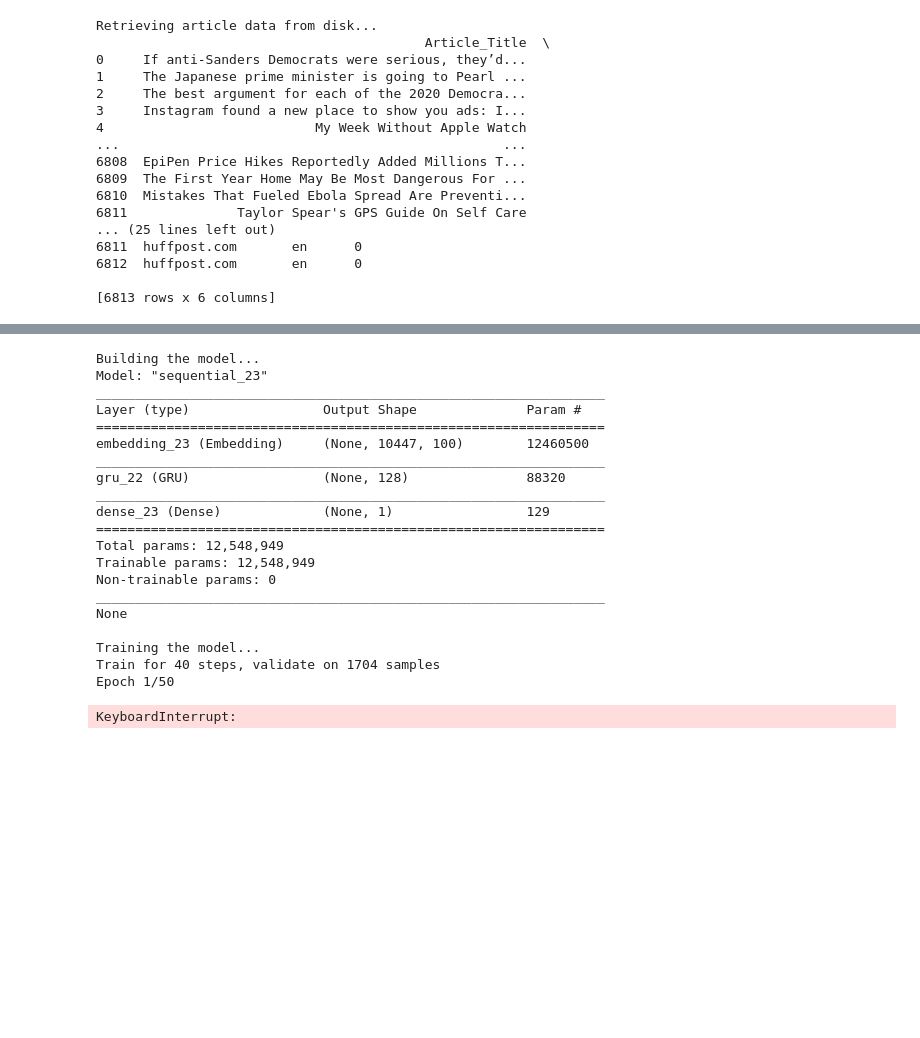
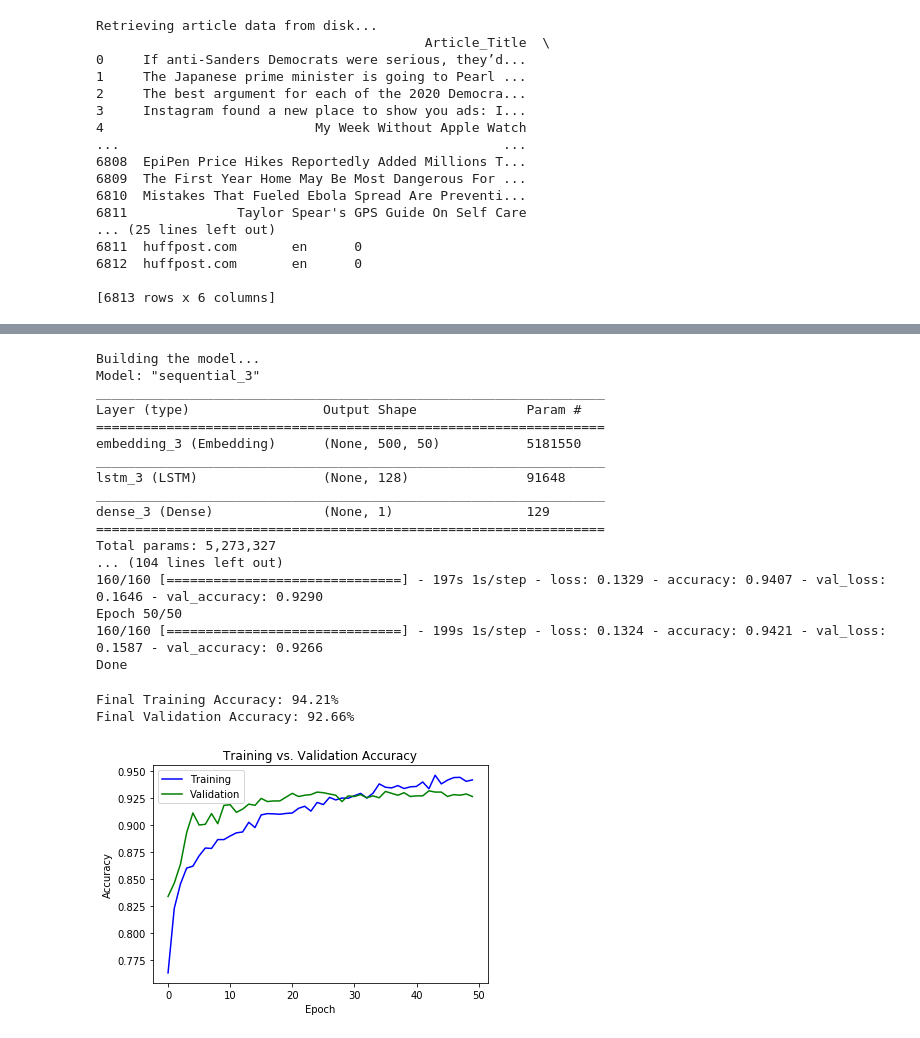
Before and after one commit to AveryVine/Honours-Project, a Jupyter notebook: NeuralNet.ipynb, the cells around one changed output, grey strips where cells are left out. Saved outputs shown, nothing was run; the diff lists cells and outputs as text; code cells hidden in the pictures; blank space fills up the shorter version.

Commit message:
final model adjustements, added some graphing

```diff
--- a/NeuralNet.ipynb
+++ b/NeuralNet.ipynb
@@ -20,4 +25,5 @@ NUM_FEATURES = 100
 # %%
 # Download Gensim data
 
-word2vec = api.load("word2vec-google-news-300")
+word2vec = api.load(WORD2VEC_NAME)
+# word2vec.save(PATH + WORD2VEC_NAME)
@@ -124,7 +128,6 @@ Tokenizing data...
 # Build and train the model
 
 # Set constants
-OUTPUT_SIZE = 128
 BATCH_SIZE = 32
 NUM_EPOCHS = 50
 VALIDATION_STEPS = 10
@@ -137,41 +140,62 @@ tf_dataset = tf_dataset.prefetch(tf.data.experimental.AUTOTUNE)
 # Build the model
 print("Building the model...")
 model = Sequential()
-model.add(Embedding(vocab_size, NUM_FEATURES, input_length=max_length))
-# model.add(Embedding(num_words,
-#                     NUM_FEATURES,
-#                     weights=[embedding_matrix],
-#                     input_length=max_length,
-#                     trainable=False))
-model.add(GRU(OUTPUT_SIZE, dropout=0.2, recurrent_dropout=0.2))
+if USE_GENSIM:
+    model.add(Embedding(num_words,
+                        NUM_FEATURES,
+                        weights=[embedding_matrix],
+                        input_length=max_length,
+                        trainable=False))
+else:
+    model.add(Embedding(NUM_WORDS, NUM_FEATURES, input_length=x_train_pad.shape[1]))
+    model.add(SpatialDropout1D(0.3))
+# model.add(Conv1D(128, 3, padding='valid', activation='relu'))
+# model.add(MaxPooling1D(pool_size=4))
+# model.add(Dropout(0.5))
+model.add(LSTM(128, dropout=0.5, recurrent_dropout=0.5))
 model.add(Dense(1, activation='sigmoid'))
 model.compile(loss='binary_crossentropy', optimizer='adam', metrics=['accuracy'])
 print(model.summary(), "\n")
 
 # Train the model
 print("Training the model...")
-history = model.fit(tf_dataset, epochs=NUM_EPOCHS, validation_data=(x_test_pad, y_test), validation_steps=VALIDATION_STEPS)
+history = model.fit(tf_dataset,
+                    epochs=NUM_EPOCHS,
+                    validation_data=(x_test_pad, y_test),
+                    validation_steps=VALIDATION_STEPS)
 # history = model.fit(x_train_pad, y_train, batch_size=BATCH_SIZE, epochs=NUM_EPOCHS, validation_data=(x_test_pad, y_test))
 print("Done")
 # %% [output]
 Building the model...
-Model: "sequential_23"
+Model: "sequential_3"
 _________________________________________________________________
 Layer (type)                 Output Shape              Param #
 =================================================================
-embedding_23 (Embedding)     (None, 10447, 100)        12460500
+embedding_3 (Embedding)      (None, 500, 50)           5181550
 _________________________________________________________________
-gru_22 (GRU)                 (None, 128)               88320
+lstm_3 (LSTM)                (None, 128)               91648
 _________________________________________________________________
-dense_23 (Dense)             (None, 1)                 129
+dense_3 (Dense)              (None, 1)                 129
 =================================================================
-Total params: 12,548,949
-Trainable params: 12,548,949
-Non-trainable params: 0
-_________________________________________________________________
-None
-
-Training the model...
-Train for 40 steps, validate on 1704 samples
-Epoch 1/50
+Total params: 5,273,327
+... (104 lines left out)
+160/160 [==============================] - 197s 1s/step - loss: 0.1329 - accuracy: 0.9407 - val_loss: 0.1646 - val_accuracy: 0.9290
+Epoch 50/50
+160/160 [==============================] - 199s 1s/step - loss: 0.1324 - accuracy: 0.9421 - val_loss: 0.1587 - val_accuracy: 0.9266
+Done
-KeyboardInterrupt:
+# %%
+  # Graph the model history
+
+print("Final Training Accuracy:", str(round(history.history['accuracy'][-1] * 100, 2)) + "%")
+print("Final Validation Accuracy:", str(round(history.history['val_accuracy'][-1] * 100, 2)) + "%")
+plt.plot(history.history['accuracy'], color='blue')
+plt.plot(history.history['val_accuracy'], color='green')
+plt.title('Training vs. Validation Accuracy')
+plt.ylabel('Accuracy')
+plt.xlabel('Epoch')
+plt.legend(['Training', 'Validation'], loc='upper left')
+plt.show()
+# %% [output]
+Final Training Accuracy: 94.21%
+Final Validation Accuracy: 92.66%
+[figure, added]
```
Also changed, not shown: parts of 8 cells of this notebook, 2 other files.
